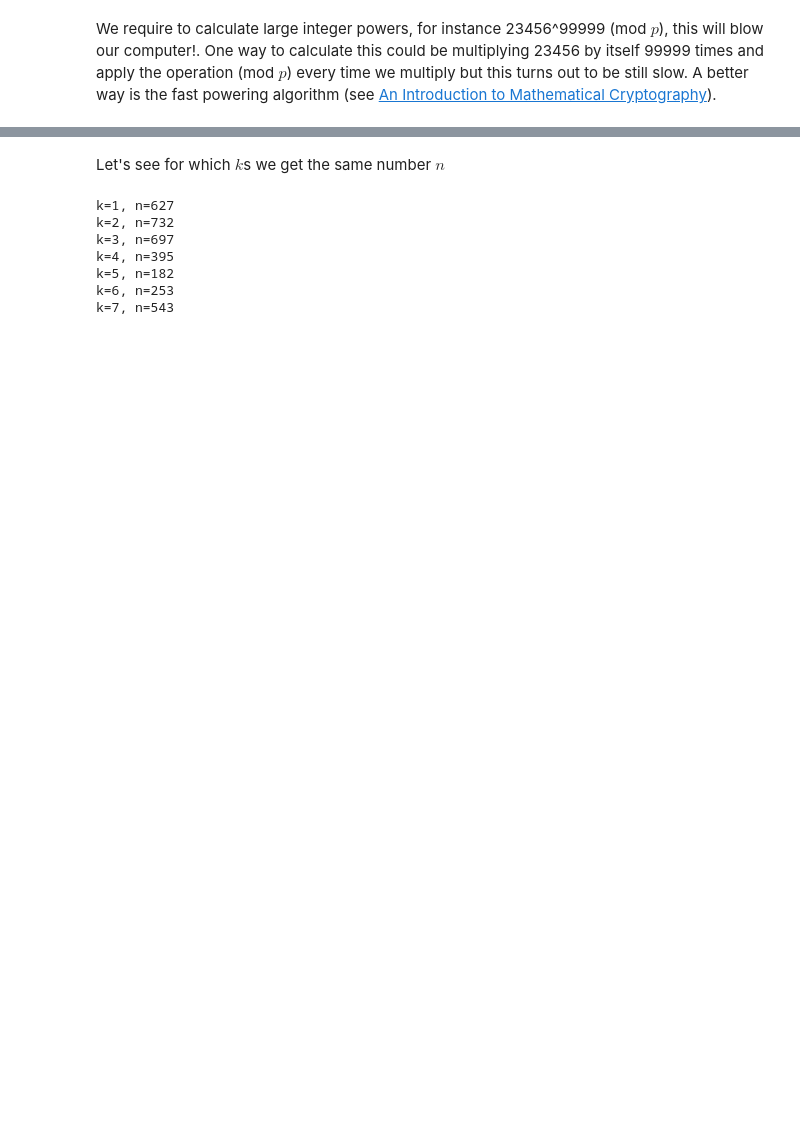
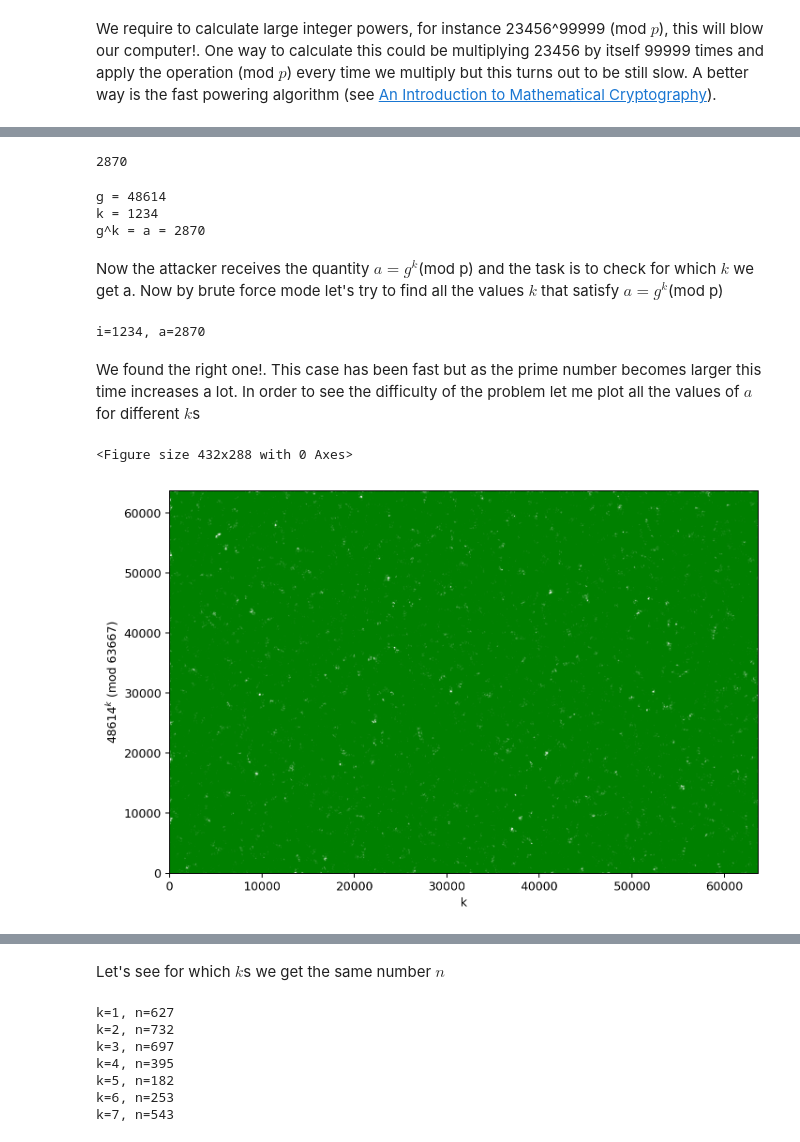
Before and after one commit to SebastiaAgramunt/Cryptography, a Jupyter notebook: notebooks/DiscreteLogProblem.ipynb, the cells around one changed output, grey strips where cells are left out. Saved outputs shown, nothing was run; the diff lists cells and outputs as text; code cells hidden in the pictures; blank space fills up the shorter version.

```diff
--- a/notebooks/DiscreteLogProblem.ipynb
+++ b/notebooks/DiscreteLogProblem.ipynb
@@ -51,13 +36,0 @@ Let's take base "a=627" and prime number "p=941" and plot for every "i" the powe
-# %%
-import matplotlib.pyplot as plt
-%matplotlib inline
-
-a = 627
-p = 941
-
-x = list()
-y = list()
-
-for i in range(0, 270):
-    x.append(i)
-    y.append(fastPowering(a,i,p))
@@ -63,0 +41,48 @@ for i in range(0, 270):
+# %%
+k = 1234
+gkp = fastPowering(g, k, p)
+
+print(gkp)
+# %% [output]
+2870
+# %%
+print("g = {}\nk = {}\ng^k = a = {}".format(g, k, gkp))
+# %% [output]
+g = 48614
+k = 1234
+g^k = a = 2870
+# %% [markdown]
+Now the attacker receives the quantity $a=g^k$(mod p) and the task is to check for which $k$ we get a. Now by brute force mode let's try to find all the values $k$ that satisfy $a=g^k$(mod p)
+# %%
+for i in range(1, p-1):
+    a = fastPowering(g,i,p)
+    if a==gkp:
+        print("i={}, a={}".format(i, a))
+# %% [output]
+i=1234, a=2870
+# %% [markdown]
+We found the right one!. This case has been fast but as the prime number becomes larger this time increases a lot. In order to see the difficulty of the problem let me plot all the values of $a$ for different $k$s
+# %%
+x, y = [], []
+
+for i in range(1, p-1):
+    x.append(i)
+    y.append(fastPowering(g,i,p))
+
+import matplotlib.pyplot as plt
+%matplotlib inline
+
+plt.clf()
+fig=plt.figure(dpi = 180, figsize=(9,6))
+
+plt.scatter(x, y, c="g", alpha=0.5, marker=r'$\bigstar$',
+            label="")
+plt.xlabel("k")
+plt.ylabel("${}^k$ (mod ${}$)".format(g, p))
+#plt.legend(loc='upper right')
+plt.ylim((0, p))
+plt.xlim((0, p-1))
+plt.show()
+# %% [output]
+<Figure size 432x288 with 0 Axes>
+[figure, added]
```
Also changed, not shown: parts of 17 cells of this notebook, 3 other files.
